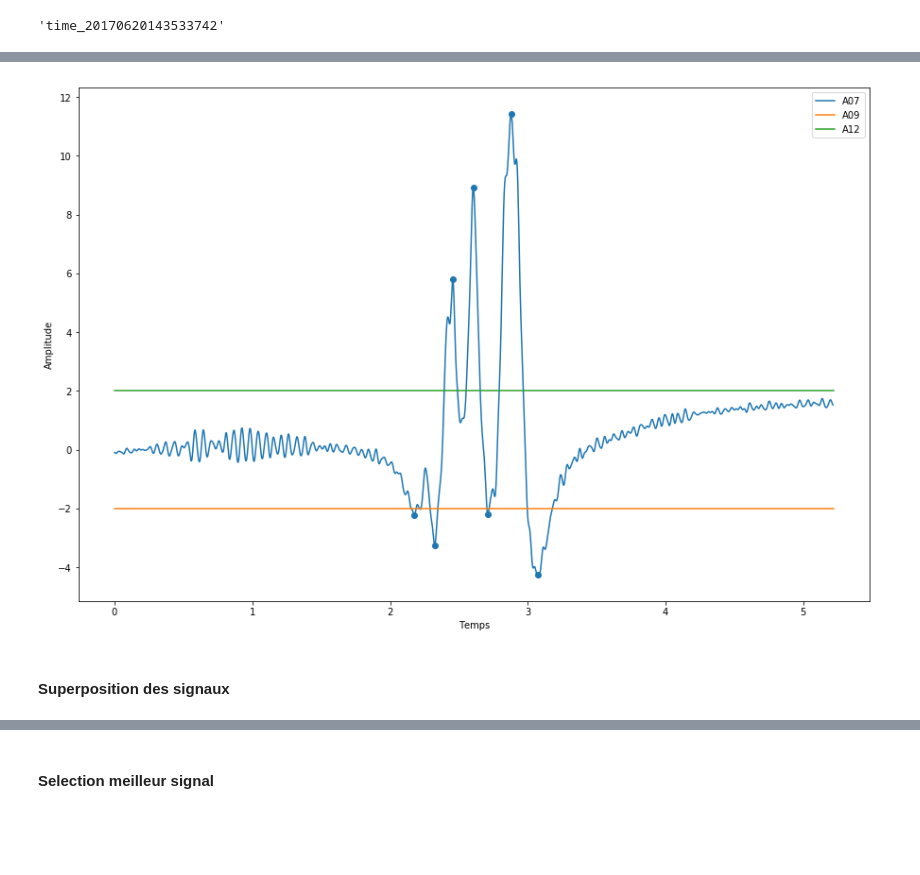
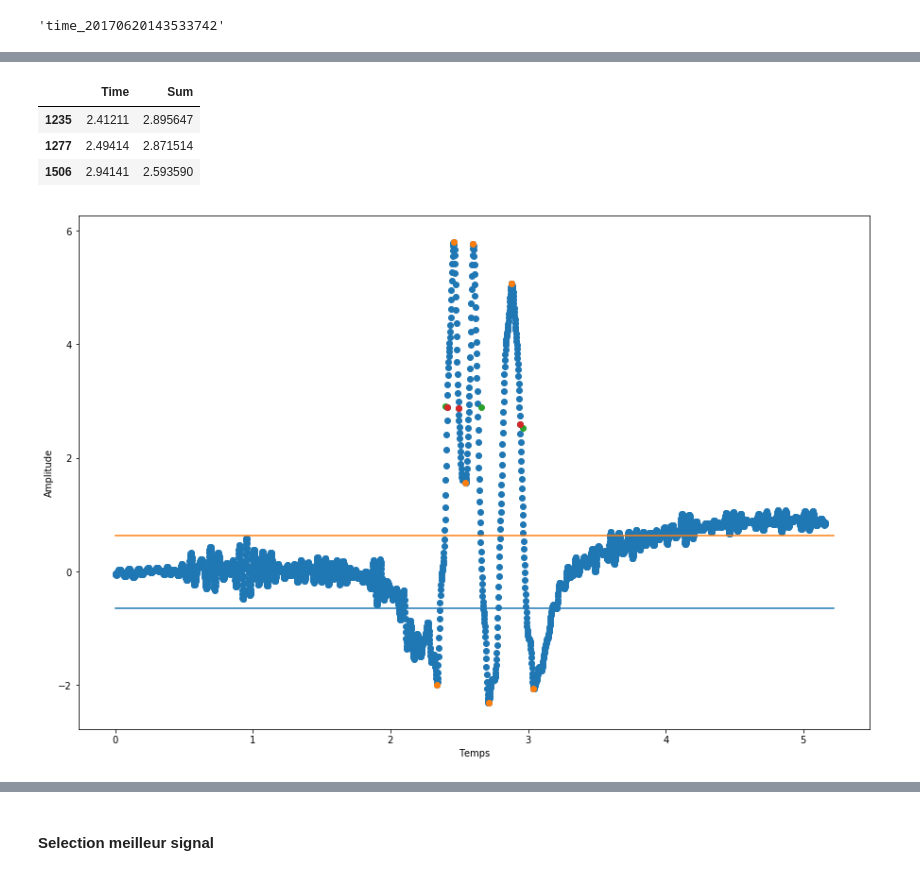
Before and after one commit to brouailalexandre/pesage-par-pont, a Jupyter notebook: Jupyter notebook/Conversion fichier txt.ipynb, the cells around one changed output, grey strips where cells are left out. Cells and saved outputs as stored; diff of their text form; code cells hidden in the pictures; blank space fills up the shorter version.

Commit message:
Recherche selection points pour largeur courbe

```diff
--- a/Jupyter notebook/Conversion fichier txt.ipynb
+++ b/Jupyter notebook/Conversion fichier txt.ipynb
@@ -59,0 +64,5 @@ fourchette = signaux.iloc[:int(len(signaux)/(10/4.5)),:].iloc[:,1].std()*3
+# %%
+middle_amplitude = max2[['Amplitude']]/2
+middle_position = min1[['Time']] + (max2[['Time']]-min1[['Time']])/2
+# %%
+middle = pd.concat([middle_position, middle_amplitude], axis=1)
@@ -59,0 +85,16 @@ fourchette = signaux.iloc[:int(len(signaux)/(10/4.5)),:].iloc[:,1].std()*3
+# %%
+def next_close_point(pic_point, signal):
+    diff_ampl = abs(pic_point['Amplitude'] - signal['Sum'])
+    diff_time = abs(pic_point['Time'] - signal['Time'])
+
+    truc = pd.concat([diff_ampl, diff_time], axis=1).sort_values(by=["Sum"])
+    truc = truc[(truc["Time"] > 0.05) & (truc["Time"] < 0.2) & (truc["Sum"] > 0.007)].iloc[0:5,:]
+    print(truc.iloc[0:5,:])
+    print(signal.iloc[truc.iloc[:5,:].index,:])
+
+    return signal.iloc[truc.index,:]
+# %%
+test = pd.DataFrame()
+for index, row in middle.iterrows():
+    test = pd.concat([test, pd.DataFrame(next_close_point(row, signaux)).T])
+    #print(close_point(row, signaux))
@@ -60,23 +119,28 @@ fourchette = signaux.iloc[:int(len(signaux)/(10/4.5)),:].iloc[:,1].std()*3
+# %%
+test
+# %% [output]
+|  | Time | Sum |
+| 1235 | 2.41211 | 2.895647 |
+| 1277 | 2.49414 | 2.871514 |
+| 1506 | 2.94141 | 2.593590 |
 # %%
 plt.figure(figsize=(15, 10))
 
 # Courbe de capteurs
-plt.plot(signaux.iloc[:,0], signaux.iloc[:, 1])
+plt.scatter(signaux.iloc[:,0], signaux.iloc[:, 1])
 
 # Detections des maximas et minimas
 plt.scatter(pics[0], pics[1])
-#plt.scatter(np.array(points2[0] + points2[1]).T[0], np.array(points2[0] + points2[1]).T[1])
-#plt.scatter(np.array(points3[0] + points3[1]).T[0], np.array(points3[0] + points3[1]).T[1])
+plt.scatter(middle.iloc[:,0], middle.iloc[:,1])
+plt.scatter(test.iloc[:,0], test.iloc[:,1])
 
 plt.plot([0, 5.22], [-fourchette, -fourchette])
 plt.plot([0, 5.22], [fourchette, fourchette])
 
-plt.legend(['A07', 'A09','A12'])
+#plt.legend(['A07', 'A09','A12'])
 plt.xlabel("Temps")
 plt.ylabel("Amplitude")
 
 plt.show()
 # %% [output]
-[figure, old version]
+[figure, new version]
-# %% [markdown]
-#### Superposition des signaux
```
Also changed, not shown: parts of 9 cells of this notebook, 1 other file.
